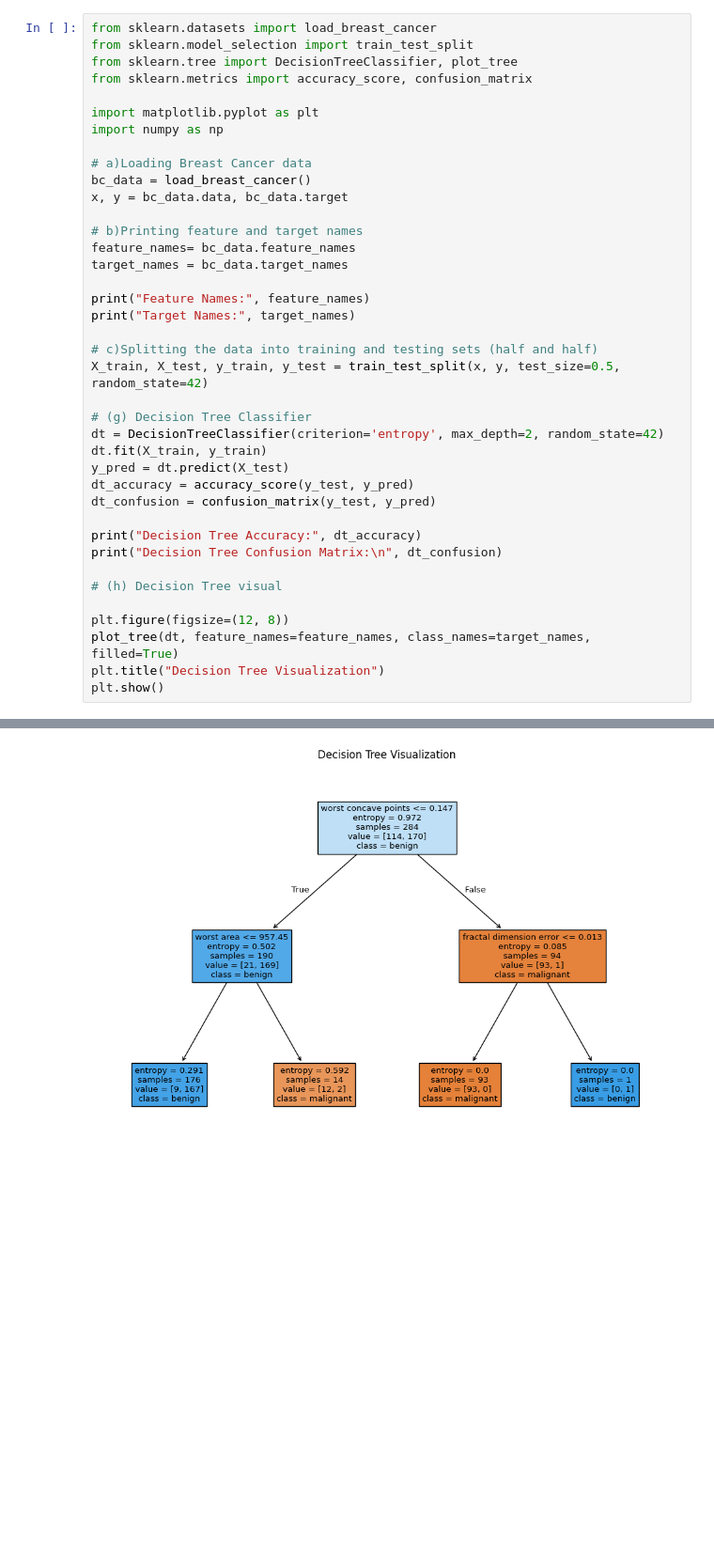
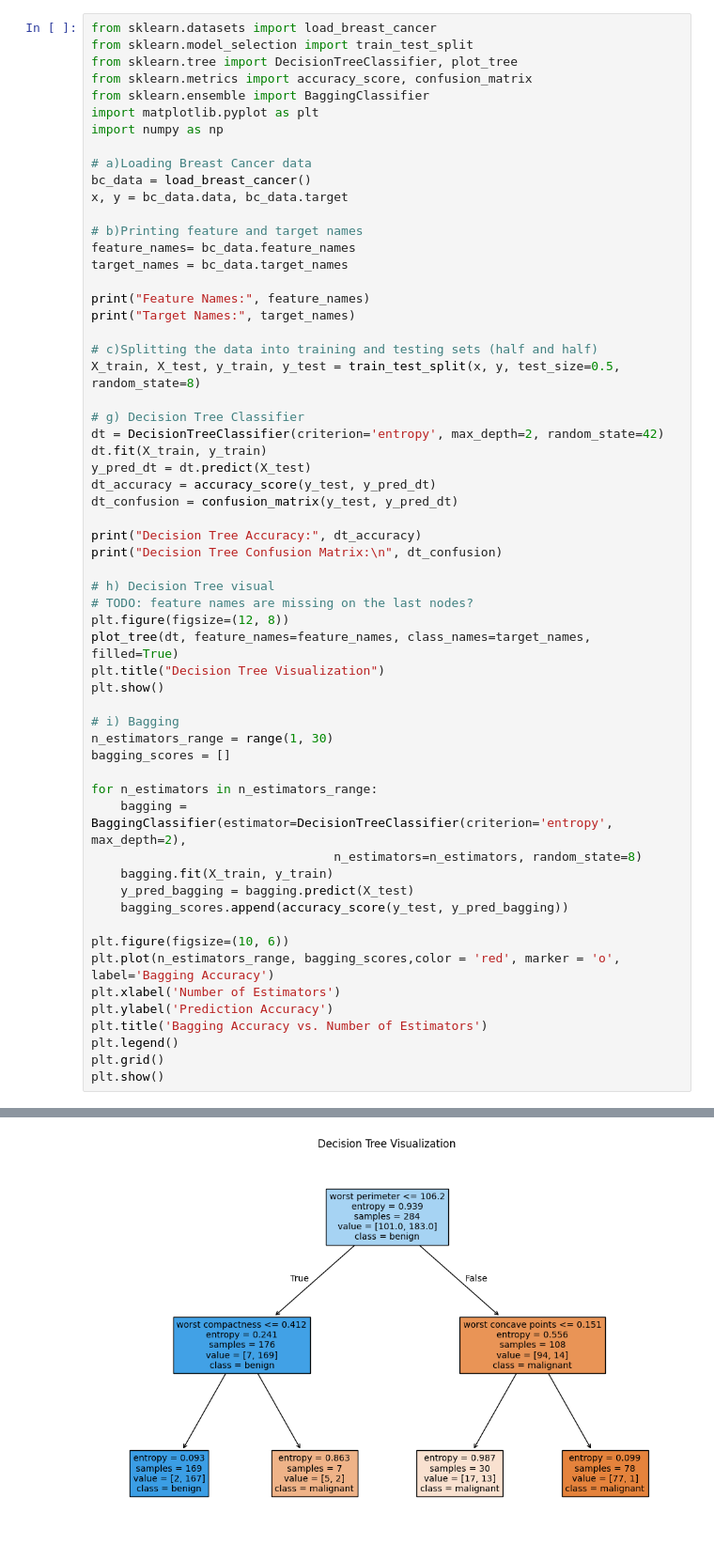
Before and after one commit to Alfredomty/451_DecisionTree, a Jupyter notebook: Assn6.ipynb, the cells around one changed output, grey strips where cells are left out. Shown at 94% size. Cells and saved outputs as stored; diff of their text form; blank space fills up the shorter version.

Commit message:
bagging plot?

```diff
--- a/Assn6.ipynb
+++ b/Assn6.ipynb
@@ -3,7 +3,7 @@ from sklearn.datasets import load_breast_cancer
 from sklearn.model_selection import train_test_split
 from sklearn.tree import DecisionTreeClassifier, plot_tree
 from sklearn.metrics import accuracy_score, confusion_matrix
-
+from sklearn.ensemble import BaggingClassifier
 import matplotlib.pyplot as plt
 import numpy as np
 
@@ -19,24 +19,44 @@ print("Feature Names:", feature_names)
 print("Target Names:", target_names)
 
 # c)Splitting the data into training and testing sets (half and half)
-X_train, X_test, y_train, y_test = train_test_split(x, y, test_size=0.5, random_state=42)
+X_train, X_test, y_train, y_test = train_test_split(x, y, test_size=0.5, random_state=8)
 
-# (g) Decision Tree Classifier
+# g) Decision Tree Classifier
 dt = DecisionTreeClassifier(criterion='entropy', max_depth=2, random_state=42)
 dt.fit(X_train, y_train)
-y_pred = dt.predict(X_test)
-dt_accuracy = accuracy_score(y_test, y_pred)
-dt_confusion = confusion_matrix(y_test, y_pred)
+y_pred_dt = dt.predict(X_test)
+dt_accuracy = accuracy_score(y_test, y_pred_dt)
+dt_confusion = confusion_matrix(y_test, y_pred_dt)
 
 print("Decision Tree Accuracy:", dt_accuracy)
 print("Decision Tree Confusion Matrix:\n", dt_confusion)
 
-# (h) Decision Tree visual
-
+# h) Decision Tree visual
+# TODO: feature names are missing on the last nodes?
 plt.figure(figsize=(12, 8))
 plot_tree(dt, feature_names=feature_names, class_names=target_names, filled=True)
 plt.title("Decision Tree Visualization")
 plt.show()
+
+# i) Bagging
+n_estimators_range = range(1, 30)
+bagging_scores = []
+
+for n_estimators in n_estimators_range:
+    bagging = BaggingClassifier(estimator=DecisionTreeClassifier(criterion='entropy', max_depth=2),
+                                 n_estimators=n_estimators, random_state=8)
+    bagging.fit(X_train, y_train)
+    y_pred_bagging = bagging.predict(X_test)
+    bagging_scores.append(accuracy_score(y_test, y_pred_bagging))
+
+plt.figure(figsize=(10, 6))
+plt.plot(n_estimators_range, bagging_scores,color = 'red', marker = 'o', label='Bagging Accuracy')
+plt.xlabel('Number of Estimators')
+plt.ylabel('Prediction Accuracy')
+plt.title('Bagging Accuracy vs. Number of Estimators')
+plt.legend()
+plt.grid()
+plt.show()
 # %% [output]
 Feature Names: ['mean radius' 'mean texture' 'mean perimeter' 'mean area'
  'mean smoothness' 'mean compactness' 'mean concavity'
@@ -55 +75 @@ Decision Tree Confusion Matrix:
-[figure, old version]
+[figure, new version]
```
Also changed, not shown: parts of 1 cell of this notebook.
